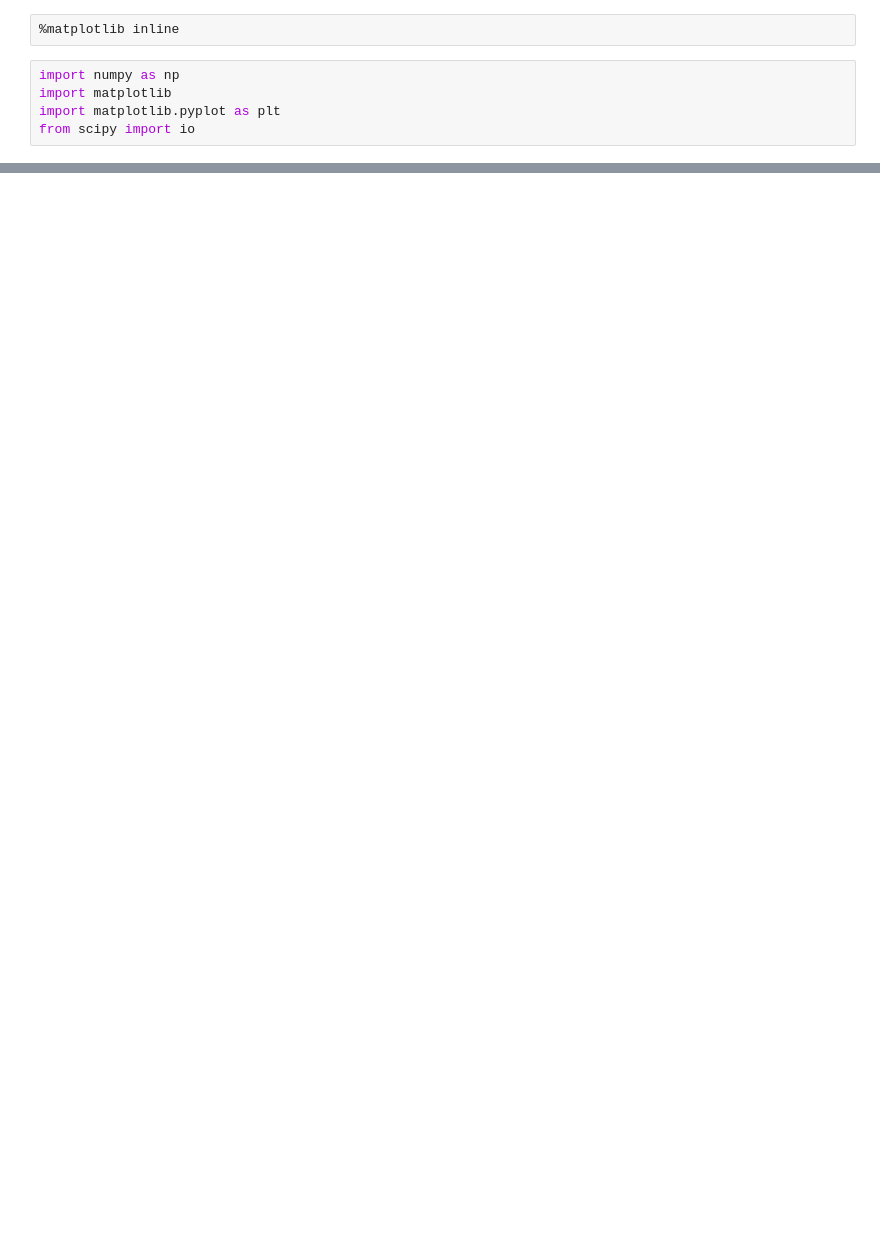
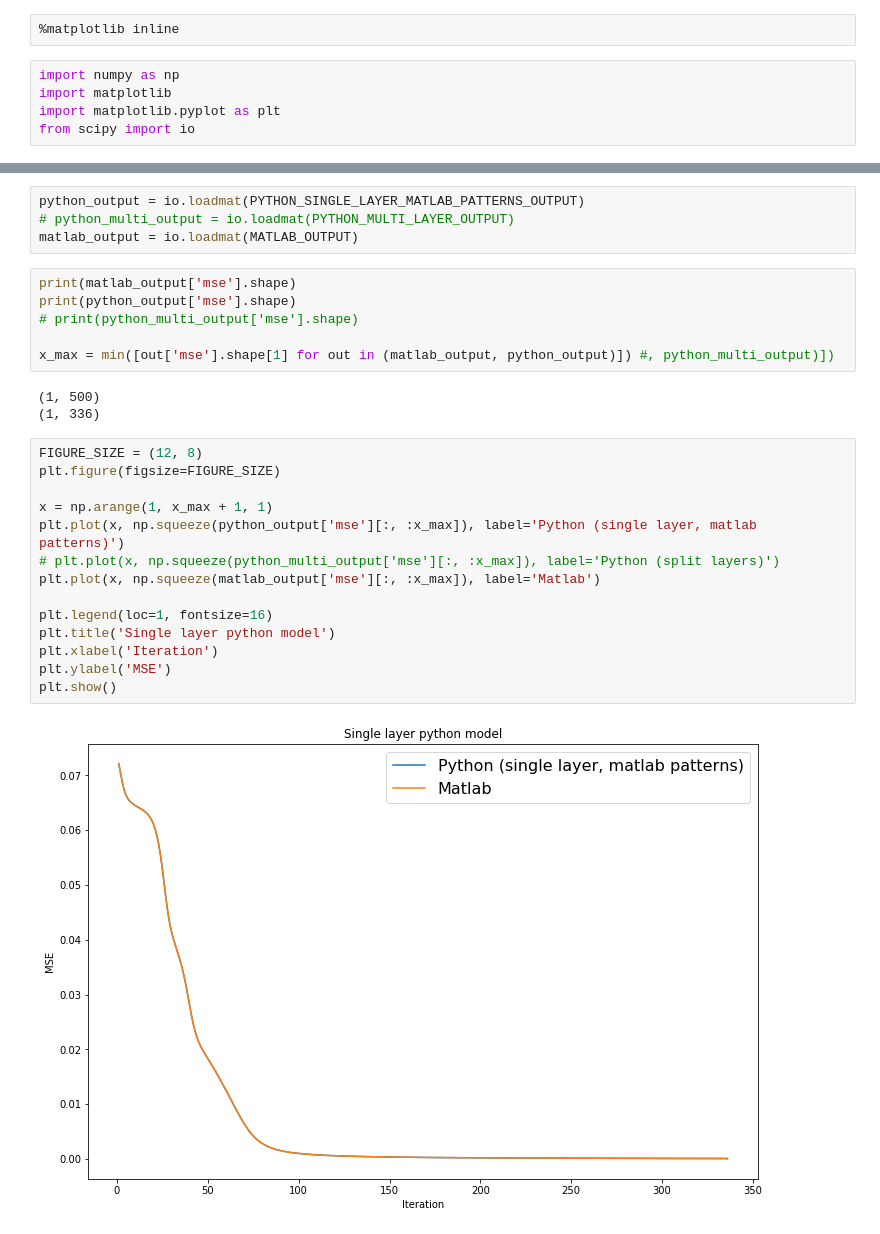
Before and after one commit to guydav/multitasking-modeling, a Jupyter notebook: models.ipynb, the cells around one changed output, grey strips where cells are left out. Saved outputs shown, nothing was run; the diff lists cells and outputs as text; blank space fills up the shorter version.

```diff
--- a/models.ipynb
+++ b/models.ipynb
@@ -8 +13,30 @@ from scipy import io
+# %%
+python_output = io.loadmat(PYTHON_SINGLE_LAYER_MATLAB_PATTERNS_OUTPUT)
+# python_multi_output = io.loadmat(PYTHON_MULTI_LAYER_OUTPUT)
+matlab_output = io.loadmat(MATLAB_OUTPUT)
+# %%
+print(matlab_output['mse'].shape)
+print(python_output['mse'].shape)
+# print(python_multi_output['mse'].shape)
+
+x_max = min([out['mse'].shape[1] for out in (matlab_output, python_output)]) #, python_multi_output)])
+# %% [output]
+(1, 500)
+(1, 336)
+# %%
+FIGURE_SIZE = (12, 8)
+plt.figure(figsize=FIGURE_SIZE)
+
+x = np.arange(1, x_max + 1, 1)
+plt.plot(x, np.squeeze(python_output['mse'][:, :x_max]), label='Python (single layer, matlab patterns)')
+# plt.plot(x, np.squeeze(python_multi_output['mse'][:, :x_max]), label='Python (split layers)')
+plt.plot(x, np.squeeze(matlab_output['mse'][:, :x_max]), label='Matlab')
+
+plt.legend(loc=1, fontsize=16)
+plt.title('Single layer python model')
+plt.xlabel('Iteration')
+plt.ylabel('MSE')
+plt.show()
+# %% [output]
+[figure, added]
 # %%
```
Also changed, not shown: parts of 5 cells of this notebook, 10 other files.
